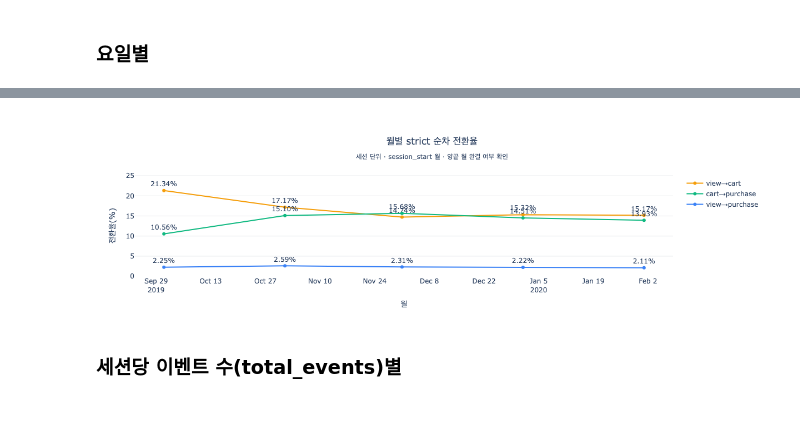
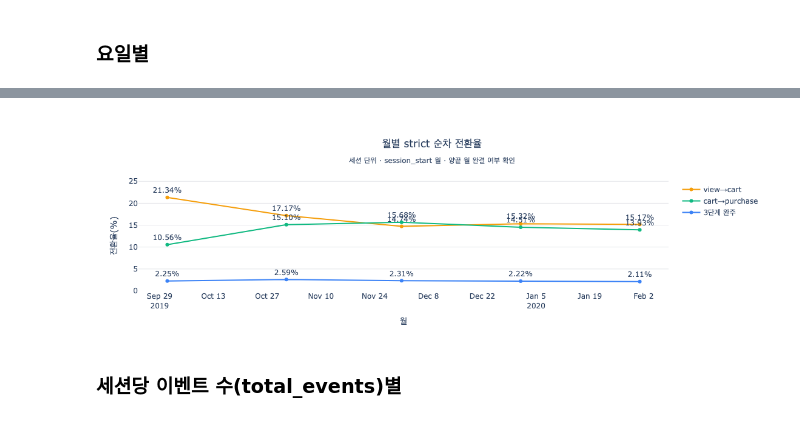
Before and after one commit to kth530/ecommerce_funnel_analysis, a Jupyter notebook: notebooks/04_funnel_eda.ipynb, the cells around one changed output, grey strips where cells are left out. Cells and saved outputs as stored; diff of their text form; code cells hidden in the pictures.

```diff
--- a/notebooks/04_funnel_eda.ipynb
+++ b/notebooks/04_funnel_eda.ipynb
@@ -92,7 +92,7 @@ def add_funnel_rates(df):
         out['view_cart_purchase_순차'] / out['view_cart_순차'] * 100,
         np.nan,
     )
-    out['view_purchase_전환율'] = np.where(
+    out['3단계_완주율'] = np.where(
         out['view_도달'] > 0,
         out['view_cart_purchase_순차'] / out['view_도달'] * 100,
         np.nan,
@@ -342,30 +375,30 @@ monthly_spread.round(3)
 # %%
 fig = go.Figure()
 for col, label, color in [
     ('view_cart_전환율', 'view→cart', color_map['cart']),
     ('cart_purchase_전환율', 'cart→purchase', color_map['purchase']),
-    ('view_purchase_전환율', 'view→purchase', color_map['view']),
+    ('3단계_완주율', '3단계 완주', color_map['view']),
 ]:
     fig.add_trace(go.Scatter(
         x=monthly['월'], y=monthly[col], mode='lines+markers+text', name=label,
         line=dict(color=color), text=monthly[col].map(lambda x: f'{x:.2f}%'),
         textposition='top center', cliponaxis=False,
     ))
 monthly_rate_max = monthly[[
-    'view_cart_전환율', 'cart_purchase_전환율', 'view_purchase_전환율',
+    'view_cart_전환율', 'cart_purchase_전환율', '3단계_완주율',
 ]].to_numpy().max()
 fig.update_layout(
     title=dict(
         text='월별 strict 순차 전환율<br><sub>세션 단위 · session_start 월 · 양끝 월 완결 여부 확인</sub>',
         x=0.5, xanchor='center',
     ),
     xaxis_title='월', yaxis_title='전환율(%)', plot_bgcolor='white',
     yaxis=dict(range=[0, monthly_rate_max * 1.18], gridcolor='#E5E7EB'),
     margin=dict(t=110, r=40, b=60, l=70),
 )
 fig.show()
 # %% [output]
-[figure, old version]
+[figure, new version]
 # %% [markdown]
 ### 세션당 이벤트 수(total_events)별
 # %%
```
Also changed, not shown: parts of 25 cells of this notebook, 9 other files.
